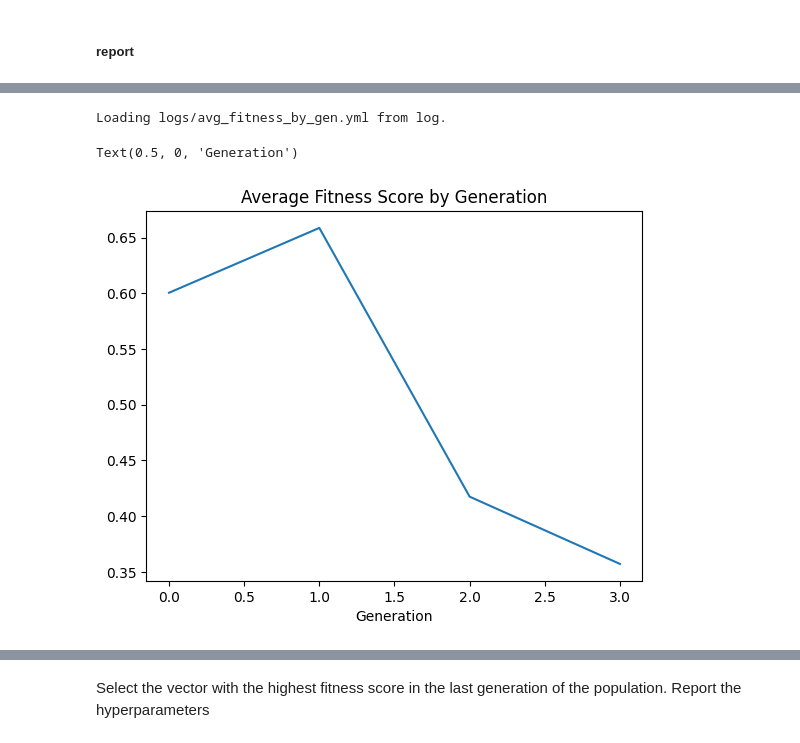
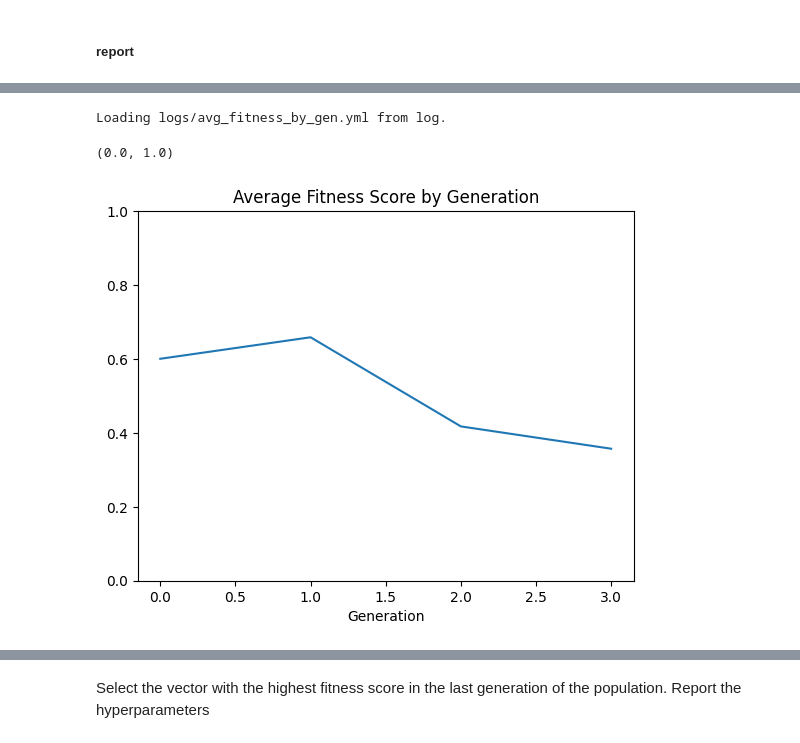
Before and after one commit to DLI1996/adv-algo-hw4, a Jupyter notebook: hw4.ipynb, the cells around one changed output, grey strips where cells are left out. Drawn from its saved outputs; the diff is of its cells as text; code cells hidden in the pictures.

```diff
--- a/hw4.ipynb
+++ b/hw4.ipynb
@@ -710,10 +713,11 @@ Text(0.5, 0, 'Generation')
 # %%
 # plot the average best fitness score by gen
 avg_fitness_by_gen = initialize_log(r'logs/avg_fitness_by_gen.yml', [])
 plt.plot(avg_fitness_by_gen)
 plt.title("Average Fitness Score by Generation")
 plt.xlabel("Generation")
+plt.ylim(0, 1)
 # %% [output]
 Loading logs/avg_fitness_by_gen.yml from log.
-Text(0.5, 0, 'Generation')
+(0.0, 1.0)
-[figure, old version]
+[figure, new version]
```
Also changed, not shown: parts of 23 cells of this notebook, 1 other file.
